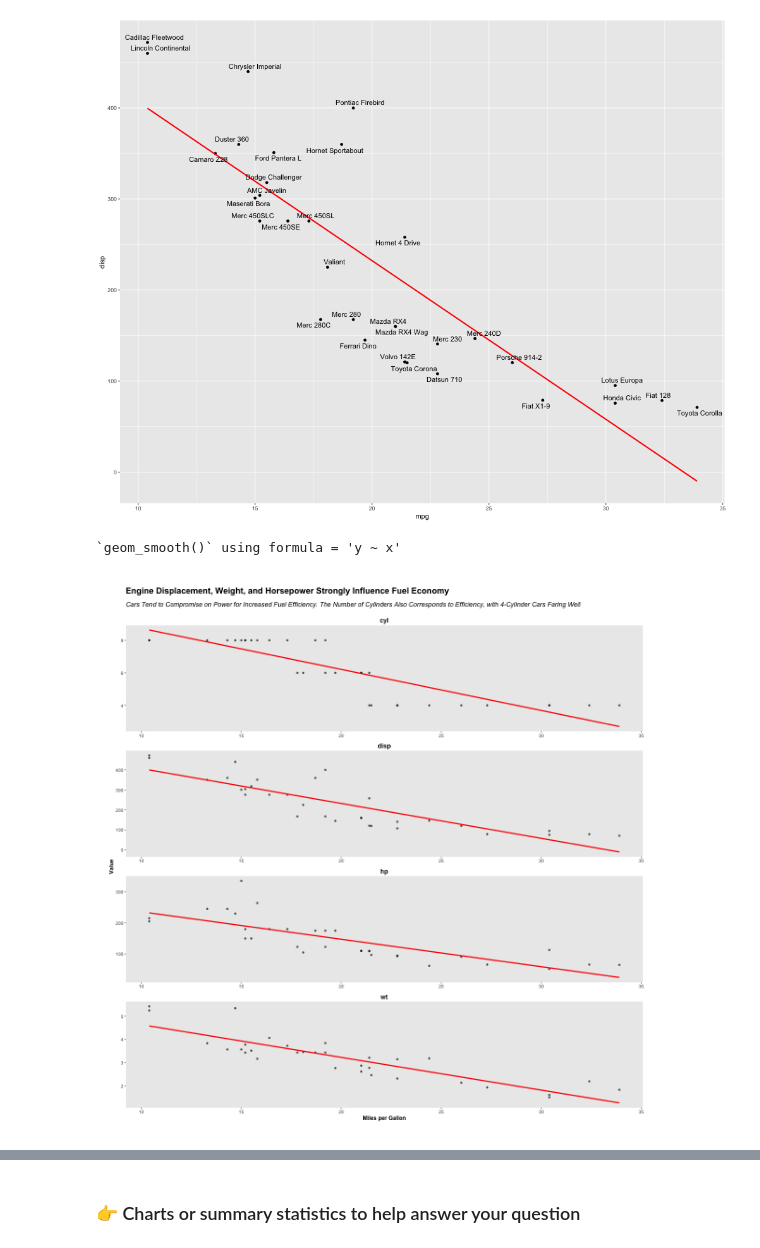
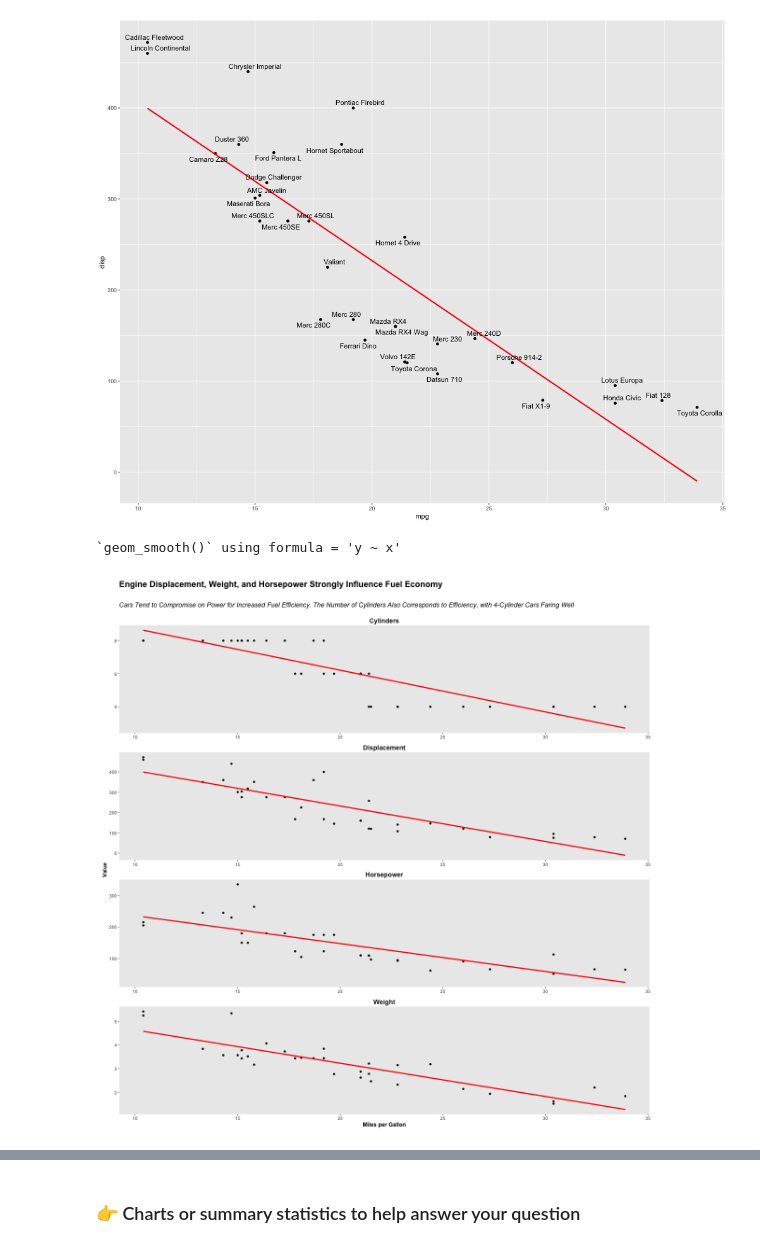
Before and after one commit to data4news-students/mtcars-exploratory-AhanPenkar, a Jupyter notebook: notebook.ipynb, the cells around one changed output, grey strips where cells are left out. Drawn from its saved outputs; the diff is of its cells as text; code cells hidden in the pictures.

```diff
--- a/notebook.ipynb
+++ b/notebook.ipynb
@@ -275,28 +273,28 @@ ggplot(mtcars, aes(x = mpg, y = disp)) +
 # %%
 %%R -w 1200 -h 1200
 #I want to stop wasting time and will make a facet wrap, thanks to Aisvarya, who told me how to do it.
 mtcars_long = mtcars %>% pivot_longer(!c(name,mpg), names_to = 'variable', values_to = 'value')
 #Over here I just want to facet wrap these variables
 for_fact <- c('disp', 'cyl', 'hp', 'wt')
 #Now we make the plot list
 to_plot <- mtcars_long %>% filter(variable %in% for_fact)
 #Now we make the plot
 ggplot(to_plot, aes(x = mpg, y = value)) +
-  geom_point(alpha = 0.6) +
+  geom_point() +
   geom_smooth(colour = "red", method = "lm", se = FALSE, size = 1.2) +
-  facet_wrap(~variable, scales='free', ncol=1) +
-  labs(title = 'Engine Displacement, Weight, and Horsepower Strongly Influence Fuel Economy',
+  facet_wrap(~variable, scales='free', ncol=1, labeller = labeller(variable = c("cyl" = "Cylinders", "disp" = "Displacement", "hp" = "Horsepower", "wt" = "Weight"))) +
+  labs(title = 'Engine Displacement, Weight, and Horsepower Strongly Influence Fuel Economy\n',
        subtitle = 'Cars Tend to Compromise on Power for Increased Fuel Efficiency. The Number of Cylinders Also Corresponds to Efficiency, with 4-Cylinder Cars Faring Well',
        x = "Miles per Gallon", y = "Value") +
-  theme(plot.title = element_text(size = 18, face = "bold", margin = margin(b = 15)),
+  theme(plot.title = element_text(size = 18, face = "bold", margin = margin(b = 10, t = 0)),
         plot.subtitle = element_text(size = 14, face = "italic", margin = margin(b = 15)),
         axis.title = element_text(size = 12, face = "bold"),
         axis.text = element_text(size = 10),
         panel.grid.major = element_blank(),
         panel.grid.minor = element_blank(),
         strip.text = element_text(size = 14, face = "bold"),
         strip.background = element_rect(fill = "white"),
-        plot.margin = unit(c(1,1,1,1), "cm"))
+        plot.margin = unit(c(0.5,0.5,0.5,0.5), "cm"))
 # %% [output]
 `geom_smooth()` using formula = 'y ~ x'
-[figure, old version]
+[figure, new version]
```
Also changed, not shown: parts of 5 cells of this notebook.
